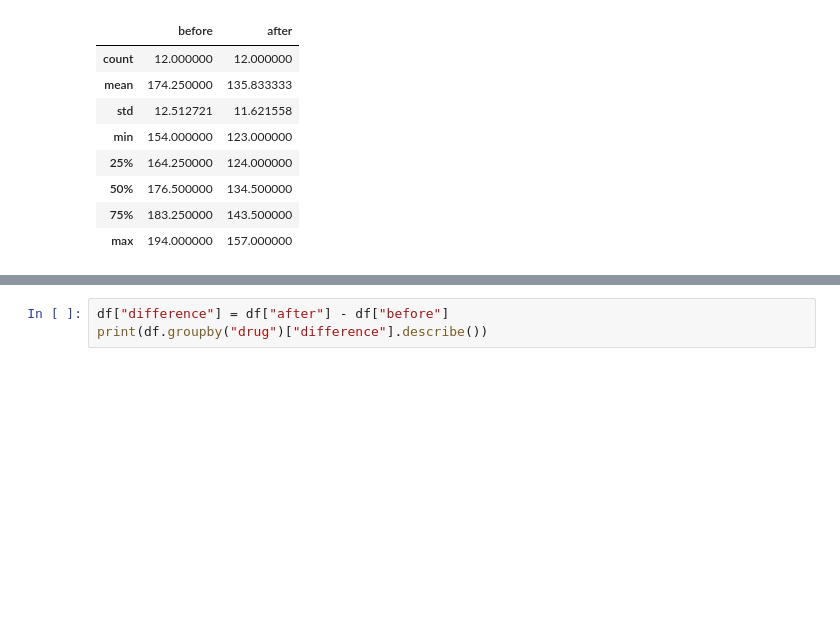
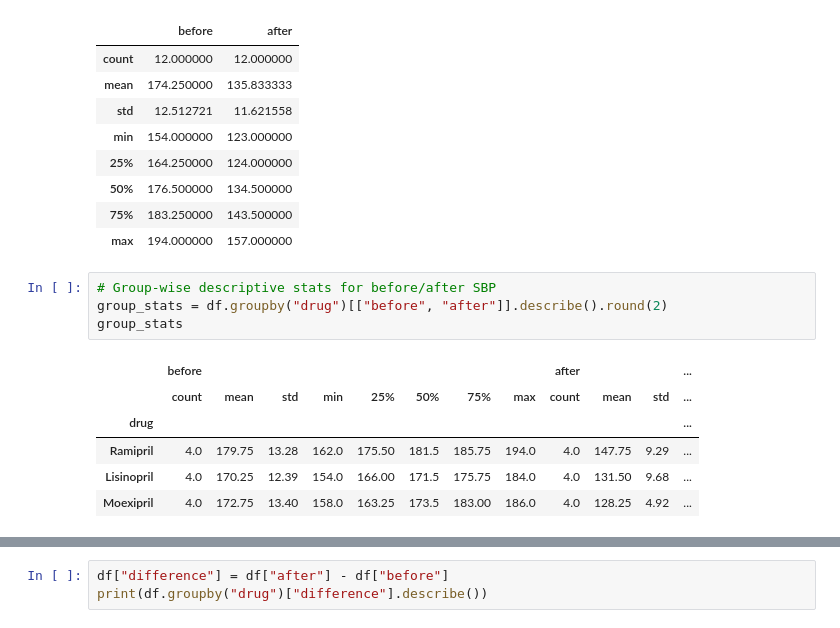
Before and after one commit to RichelCode/A-Study-on-Systolic-Blood-Pressure-, a Jupyter notebook: Systolic Blood Pressure Analysis.ipynb, the cells around one changed output, grey strips where cells are left out. Saved outputs shown, nothing was run; the diff lists cells and outputs as text; blank space fills up the shorter version.

```diff
--- a/Systolic Blood Pressure Analysis.ipynb
+++ b/Systolic Blood Pressure Analysis.ipynb
@@ -42,6 +42,17 @@ df.describe()
 | 50% | 176.500000 | 134.500000 |
 | 75% | 183.250000 | 143.500000 |
 | max | 194.000000 | 157.000000 |
+# %%
+# Group-wise descriptive stats for before/after SBP
+group_stats = df.groupby("drug")[["before", "after"]].describe().round(2)
+group_stats
+# %% [output]
+|  | before |  |  |  |  |  |  |  | after |  |  | ... |
+|  | count | mean | std | min | 25% | 50% | 75% | max | count | mean | std | ... |
+| drug |  |  |  |  |  |  |  |  |  |  |  | ... |
+| Ramipril | 4.0 | 179.75 | 13.28 | 162.0 | 175.50 | 181.5 | 185.75 | 194.0 | 4.0 | 147.75 | 9.29 | ... |
+| Lisinopril | 4.0 | 170.25 | 12.39 | 154.0 | 166.00 | 171.5 | 175.75 | 184.0 | 4.0 | 131.50 | 9.68 | ... |
+| Moexipril | 4.0 | 172.75 | 13.40 | 158.0 | 163.25 | 173.5 | 183.00 | 186.0 | 4.0 | 128.25 | 4.92 | ... |
 # %%
 ##Dot Plot
 
```
Also changed, not shown: parts of 13 cells of this notebook.
